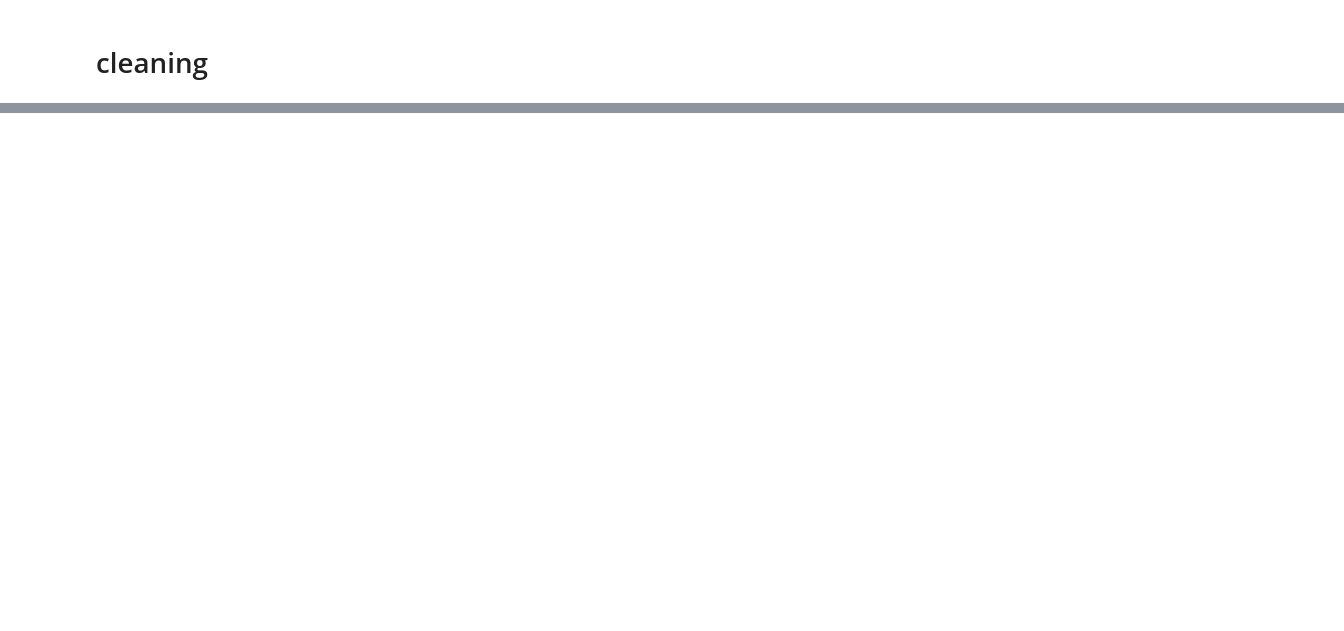
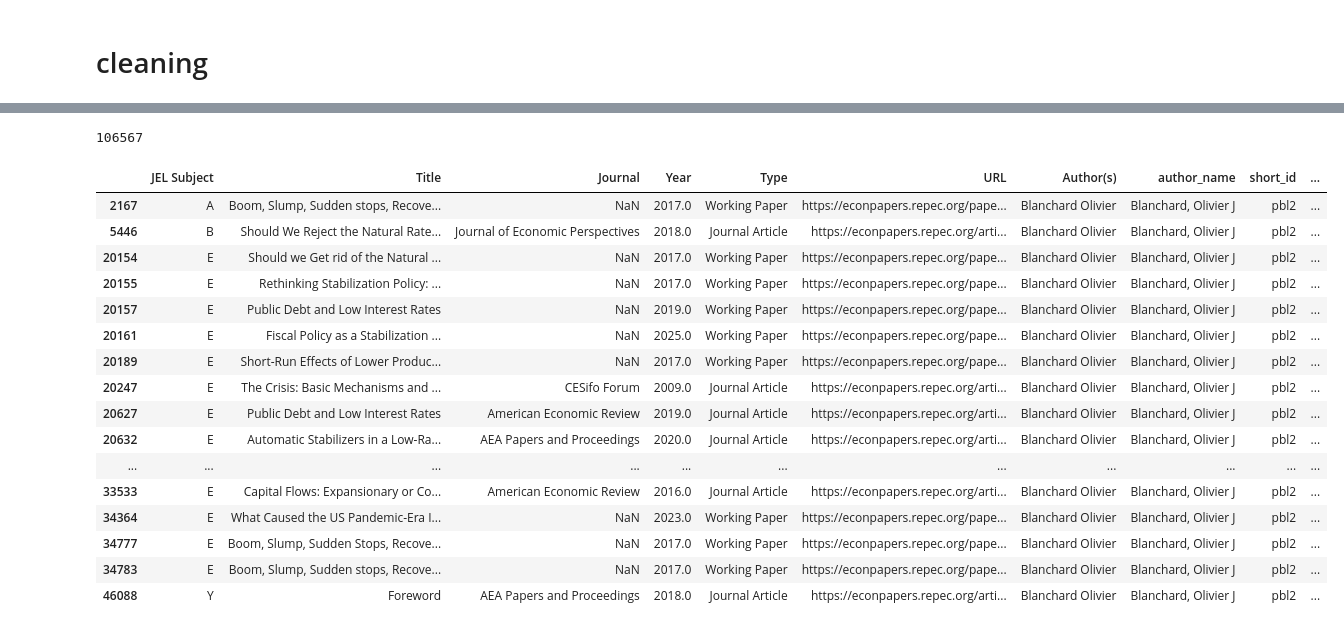
Before and after one commit to celinamadaschi/Telecom-DataAnalysis_Economics, a Jupyter notebook: isaure merge.ipynb, the cells around one changed output, grey strips where cells are left out. Cells and saved outputs as stored; diff of their text form; code cells hidden in the pictures; blank space fills up the shorter version.

```diff
--- a/isaure merge.ipynb
+++ b/isaure merge.ipynb
@@ -11,11 +11,12 @@ authors_institution_df["share_pct"] = authors_institution_df["share_pct"].fillna
 A_B_df = pd.read_csv("RePEc_Full_A_B.csv")
 D_df   = pd.read_csv("RePEc-D-not-full.csv")
 E_Z_df = pd.read_csv("RePEc_Full_E_Z.csv")
+H_df = pd.read_csv("RePEc_Full_H.csv")
 S_Y_df = pd.read_csv("RePEc-from-S-to-Y-full.csv")
 J_df   = pd.read_csv("RePEc_J.csv")
 
 JEL_df = pd.concat(
-    [A_B_df, D_df, E_Z_df, S_Y_df, J_df],
+    [A_B_df, D_df, E_Z_df, S_Y_df, J_df, H_df],
     ignore_index=True
 ).drop_duplicates()
 # %% [markdown]
@@ -302,2 +303,26 @@ JEL_machted_final_clean
 # %%
 JEL_machted_final_clean.to_csv("final1.csv", index=False)
+# %%
+len(JEL_machted_final_clean)
+# %% [output]
+106567
+# %%
+JEL_machted_final_clean[JEL_machted_final_clean["author_name"]=="Blanchard, Olivier J"]
+# %% [output]
+|  | JEL Subject | Title | Journal | Year | Type | URL | Author(s) | author_name | short_id | ... |
+| 2167 | A | Boom, Slump, Sudden stops, Recove... | NaN | 2017.0 | Working Paper | https://econpapers.repec.org/pape... | Blanchard Olivier | Blanchard, Olivier J | pbl2 | ... |
+| 5446 | B | Should We Reject the Natural Rate... | Journal of Economic Perspectives | 2018.0 | Journal Article | https://econpapers.repec.org/arti... | Blanchard Olivier | Blanchard, Olivier J | pbl2 | ... |
+| 20154 | E | Should we Get rid of the Natural ... | NaN | 2017.0 | Working Paper | https://econpapers.repec.org/pape... | Blanchard Olivier | Blanchard, Olivier J | pbl2 | ... |
+| 20155 | E | Rethinking Stabilization Policy: ... | NaN | 2017.0 | Working Paper | https://econpapers.repec.org/pape... | Blanchard Olivier | Blanchard, Olivier J | pbl2 | ... |
+| 20157 | E | Public Debt and Low Interest Rates | NaN | 2019.0 | Working Paper | https://econpapers.repec.org/pape... | Blanchard Olivier | Blanchard, Olivier J | pbl2 | ... |
+| 20161 | E | Fiscal Policy as a Stabilization ... | NaN | 2025.0 | Working Paper | https://econpapers.repec.org/pape... | Blanchard Olivier | Blanchard, Olivier J | pbl2 | ... |
+| 20189 | E | Short-Run Effects of Lower Produc... | NaN | 2017.0 | Working Paper | https://econpapers.repec.org/pape... | Blanchard Olivier | Blanchard, Olivier J | pbl2 | ... |
+| 20247 | E | The Crisis: Basic Mechanisms and ... | CESifo Forum | 2009.0 | Journal Article | https://econpapers.repec.org/arti... | Blanchard Olivier | Blanchard, Olivier J | pbl2 | ... |
+| 20627 | E | Public Debt and Low Interest Rates | American Economic Review | 2019.0 | Journal Article | https://econpapers.repec.org/arti... | Blanchard Olivier | Blanchard, Olivier J | pbl2 | ... |
+| 20632 | E | Automatic Stabilizers in a Low-Ra... | AEA Papers and Proceedings | 2020.0 | Journal Article | https://econpapers.repec.org/arti... | Blanchard Olivier | Blanchard, Olivier J | pbl2 | ... |
+| ... | ... | ... | ... | ... | ... | ... | ... | ... | ... | ... |
+| 33533 | E | Capital Flows: Expansionary or Co... | American Economic Review | 2016.0 | Journal Article | https://econpapers.repec.org/arti... | Blanchard Olivier | Blanchard, Olivier J | pbl2 | ... |
+| 34364 | E | What Caused the US Pandemic-Era I... | NaN | 2023.0 | Working Paper | https://econpapers.repec.org/pape... | Blanchard Olivier | Blanchard, Olivier J | pbl2 | ... |
+| 34777 | E | Boom, Slump, Sudden Stops, Recove... | NaN | 2017.0 | Working Paper | https://econpapers.repec.org/pape... | Blanchard Olivier | Blanchard, Olivier J | pbl2 | ... |
+| 34783 | E | Boom, Slump, Sudden stops, Recove... | NaN | 2017.0 | Working Paper | https://econpapers.repec.org/pape... | Blanchard Olivier | Blanchard, Olivier J | pbl2 | ... |
+| 46088 | Y | Foreword | AEA Papers and Proceedings | 2018.0 | Journal Article | https://econpapers.repec.org/arti... | Blanchard Olivier | Blanchard, Olivier J | pbl2 | ... |
```
Also changed, not shown: parts of 7 cells of this notebook.
